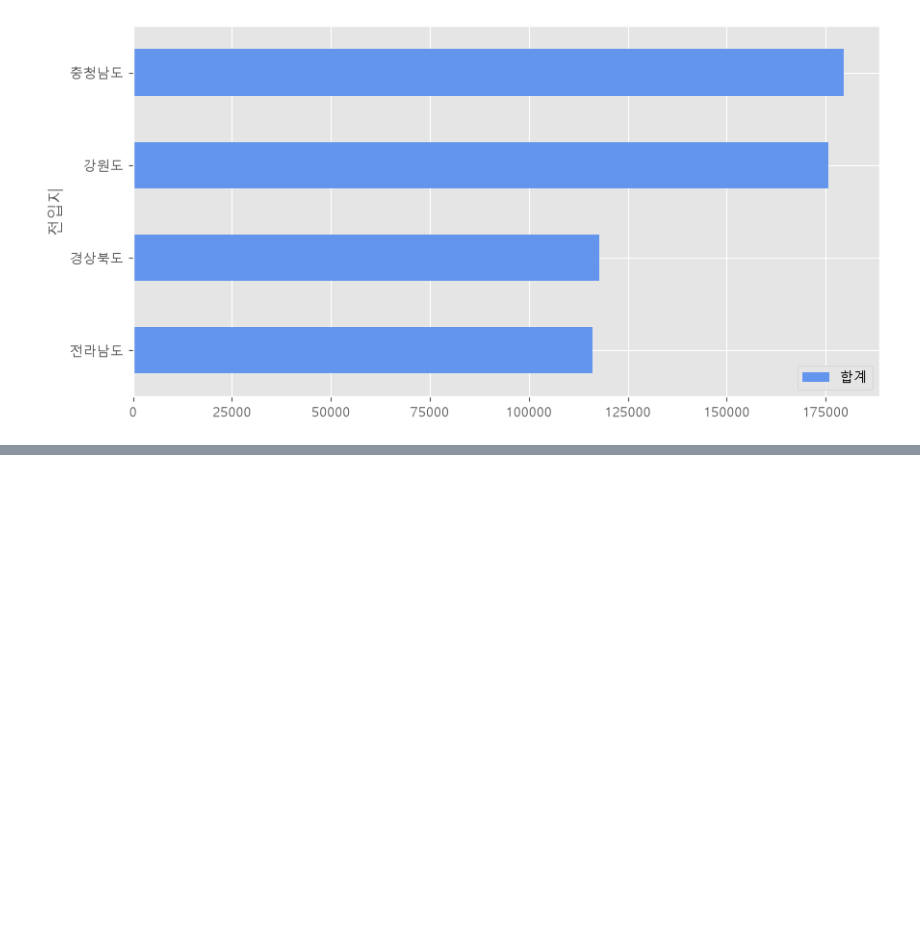
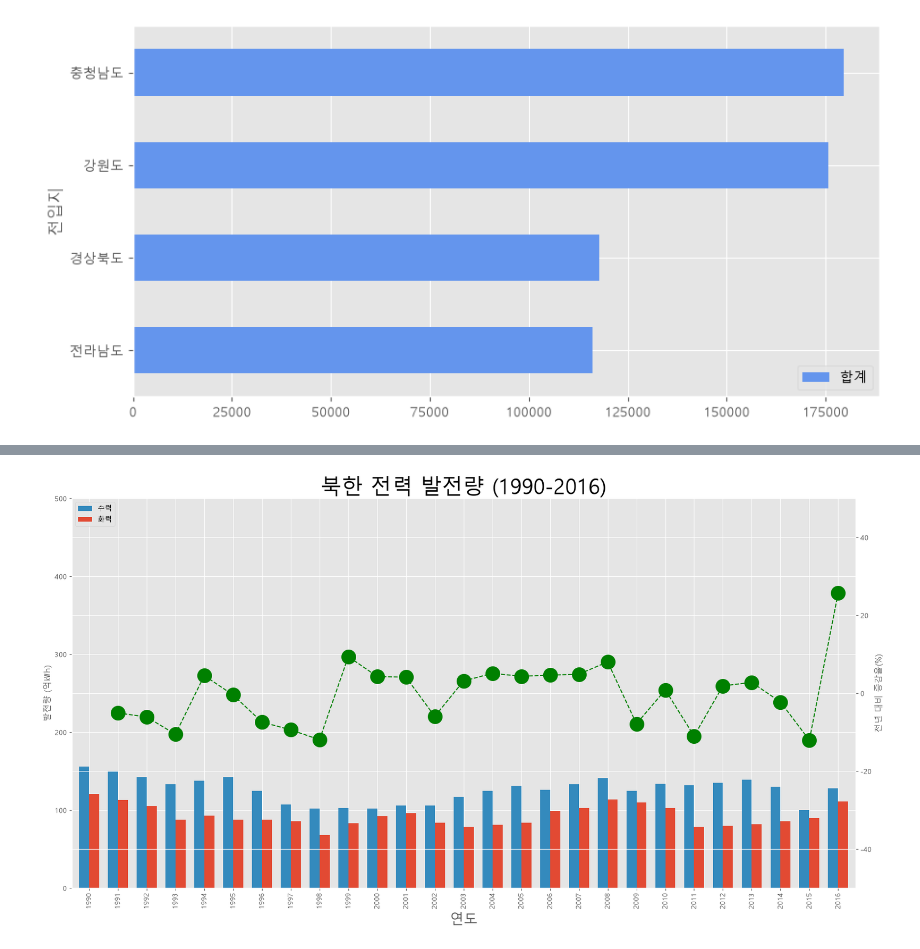
Before and after one commit to ChaeYeongJi/18_data_analytics, a Jupyter notebook: 01_matplotlib.ipynb, the cells around one changed output, grey strips where cells are left out. Drawn from its saved outputs; the diff is of its cells as text; code cells hidden in the pictures; blank space fills up the shorter version.

```diff
--- a/01_matplotlib.ipynb
+++ b/01_matplotlib.ipynb
@@ -606,0 +685,3 @@ plt.show()
+# %%
+df = df.astype(float)
+df.info()
@@ -606,0 +700,3 @@ plt.show()
+# %%
+df.rename(columns={'합계':'총발전량'}, inplace=True)
+df.head()
@@ -606,0 +710,3 @@ plt.show()
+# %%
+df['총발전량 - 1년'] = df['총발전량'].shift(1) # 아래로 1칸 이동
+df
@@ -606,0 +731,3 @@ plt.show()
+# %%
+df['증감율'] = (df['총발전량'] / df['총발전량 - 1년'] - 1) * 100
+df.head()
@@ -606,0 +741,33 @@ plt.show()
+# %%
+ax1 = df[['수력', '화력']].plot(
+    kind='bar',
+    figsize=(20, 10),
+    width = 0.7,
+    stacked=False,
+    color=['#348ABD', '#E24A33']
+)
+
+ax2 = ax1.twinx()
+ax2.plot(
+    df.index,
+    df.증감율,
+    ls='--',
+    marker='o',
+    markersize=20,
+    color='green',
+    label='전년대비증감율'
+)
+
+ax1.set_ylim(0, 500)
+ax2.set_ylim(-50, 50)
+
+ax1.set_xlabel('연도', size=20)
+ax1.set_ylabel('발전량 (억㎾h)')
+ax2.set_ylabel('전년 대비 증감율(%)')
+
+plt.title('북한 전력 발전량 (1990-2016)', size=30)
+ax1.legend(loc='upper left')
+
+plt.show()
+# %% [output]
+[figure, added]
```
Also changed, not shown: parts of 9 cells of this notebook, 1 other file.
